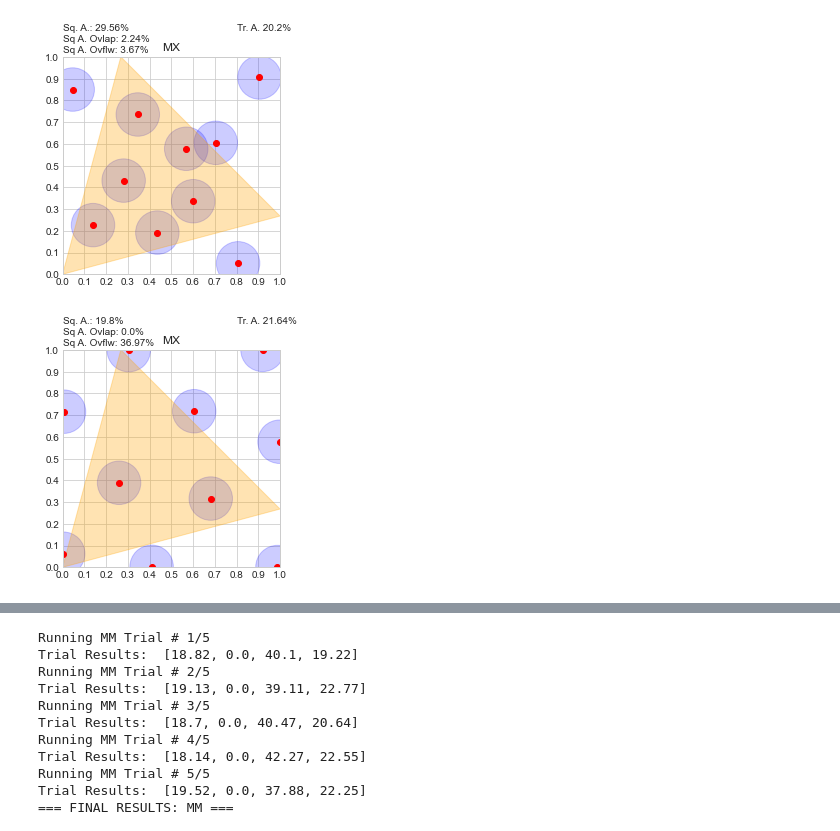
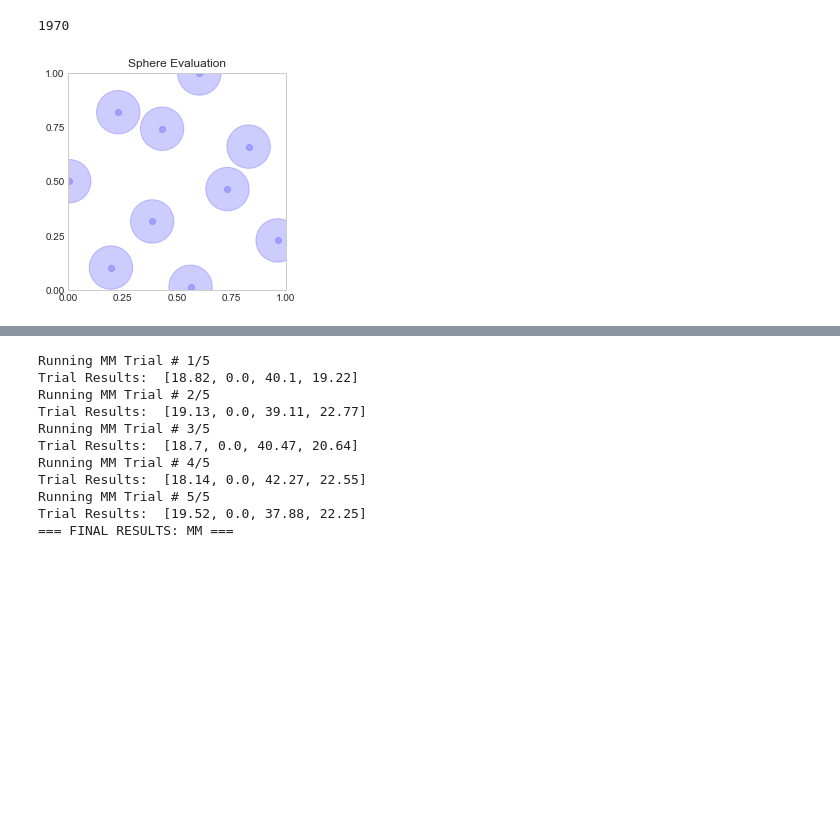
Before and after one commit to DespicableMonkey/Webb-Lab, a Jupyter notebook: space-filling.ipynb, the cells around one changed output, grey strips where cells are left out. Saved outputs shown, nothing was run; the diff lists cells and outputs as text; code cells hidden in the pictures; blank space fills up the shorter version.

Commit message:
Final Graphs

```diff
--- a/space-filling.ipynb
+++ b/space-filling.ipynb
@@ -253,15 +253,17 @@ def graph(points, num, name="", radius=0.1, color='red'):
 		Y = points[:,1]
 		plt.xlim([0, 1])
 
+
+
 		plt.ylim([0,1])
-		plt.xticks(np.linspace(0, 1, 11))
-		plt.yticks(np.linspace(0, 1, 11))
+		plt.xticks(np.linspace(0, 1, 5))
+		plt.yticks(np.linspace(0, 1, 5))
 		ax = plt.gca()
 		ax.set_aspect('equal', adjustable='box')
 		for i in range(len(X)):
 			c = plt.Circle((X[i], Y[i]), radius, color='blue', alpha=0.2)
 			ax.add_patch(c)
-		plt.plot(X, Y, 'o', color=color)
+		plt.plot(X, Y, 'o', color='blue', alpha=0.2)
 		plt.title(name)
 		# plt.draw()
 		# output_results(res)
@@ -272,12 +274,14 @@ def graph(points, num, name="", radius=0.1, color='red'):
 
 		res = evaluate_space(points, radius, [0, 0], [square_side, implicit_points], [implicit_points, square_side])
 
-		plt.text(0, 1.12, 'Sq. A.: ' + str(res[0]) + '%')
-		plt.text(0, 1.07, 'Sq A. Ovlap: ' + str(res[1]) + '%')
-		plt.text(0, 1.02, 'Sq A. Ovflw: ' + str(res[2]) + '%')
-		plt.text(0.8, 1.12, 'Tr. A. ' + str(res[3]) + '%')
+		plt.grid(False)
 
-		plt.gca().add_patch(triangle)
+		# plt.text(0, 1.3, 'Sq. A.: ' + str(res[0]) + '%')
+		# plt.text(0, 1.2, 'Sq A. Ovlap: ' + str(res[1]) + '%')
+		# plt.text(0, 1.1, 'Sq A. Ovflw: ' + str(res[2]) + '%')
+		# plt.text(0.8, 1.3, 'Tr. A. ' + str(res[3]) + '%')
+
+		# plt.gca().add_patch(triangle)
 
 def output_results(res):
 	print("Sq Area:", res[0],"%")
@@ -310,34 +314,38 @@ def run_average(N, D, radius, trials, name):
 # %%
 num = 0
 
+sd = np.random.randint(0, 10000)
+sd = 1970
+print(sd)
 
+np.random.seed(sd)
 
 # D = int(input("Dimensions: "))
 # N = int(input("Point
 # s:"))
 
 D = 2
 N = 10
 radius = 0.1
 
 # graph(FSMaximin(), num, name="LFR", radius=radius)
 # num += 1
 
 # graph(FSlfr(), num, name="LFR")
 # num += 1
 # a = FSSeqMaximin(N, D)
-graph(FSlfr(N, D), num, name="MX", radius=radius); num += 1;
-graph(FSSeqMaximin(N, D), num, name="MX", radius=radius); num += 1;
+# graph(FSlfr(N, D), num, name="Maximin", radius=radius); num += 1;
+graph(FSlfr(N, D), num, name="Sphere Evaluation", radius=radius); num += 1;
 
 # b = FSSeqMaximin(5, D, past=a)
 
 # graph(b, num, name="MX", radius=radius, color='green')
 # num += 1
 # graph(FSrandom(), num, name="Random")
 # num += 1
 # %% [output]
+1970
-[figure, old version]
+[figure, new version]
-[figure, removed]
 # %%
 num =0
 N = 10
```
Also changed, not shown: parts of 2 cells of this notebook, 33 other files.
